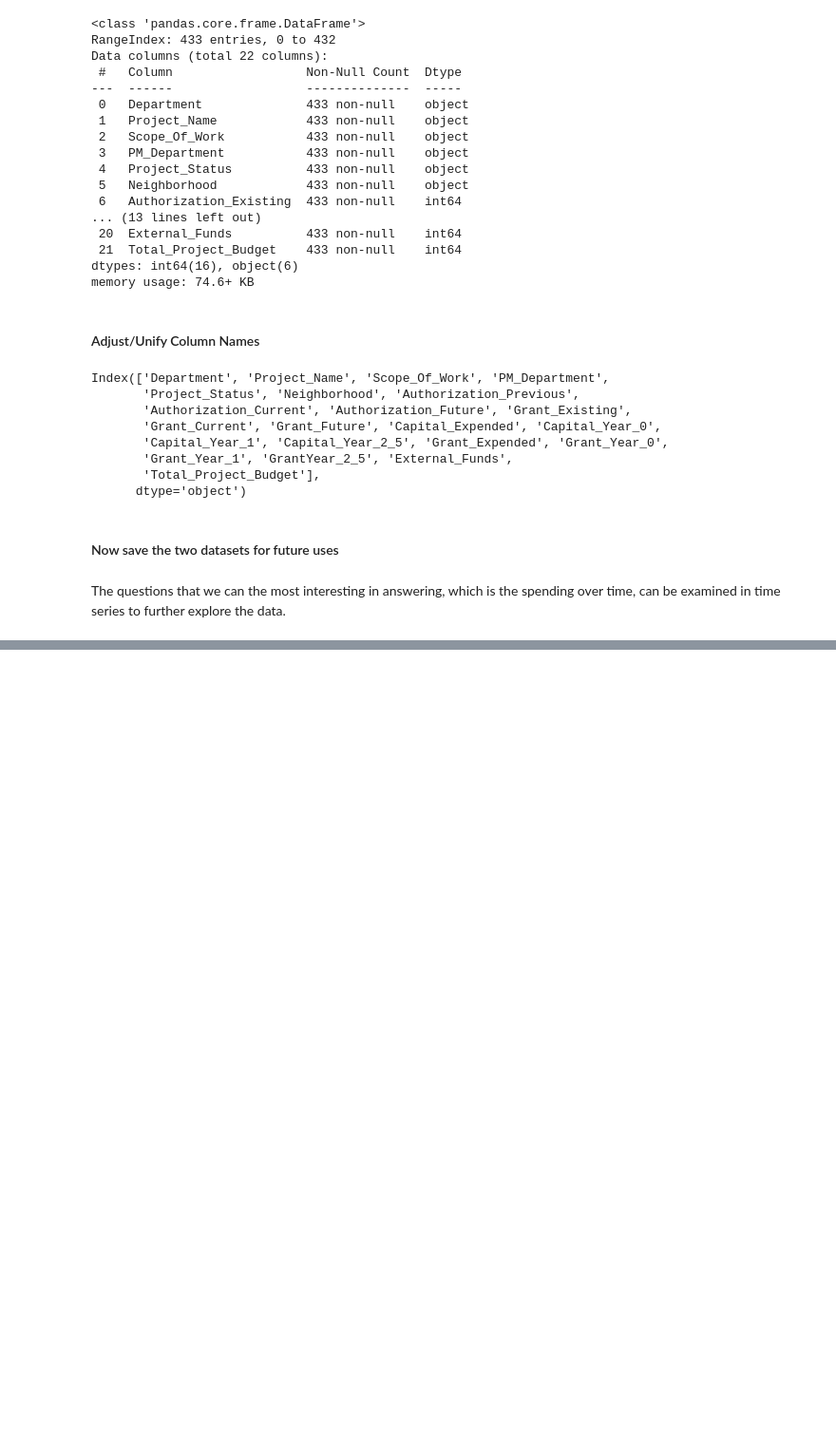
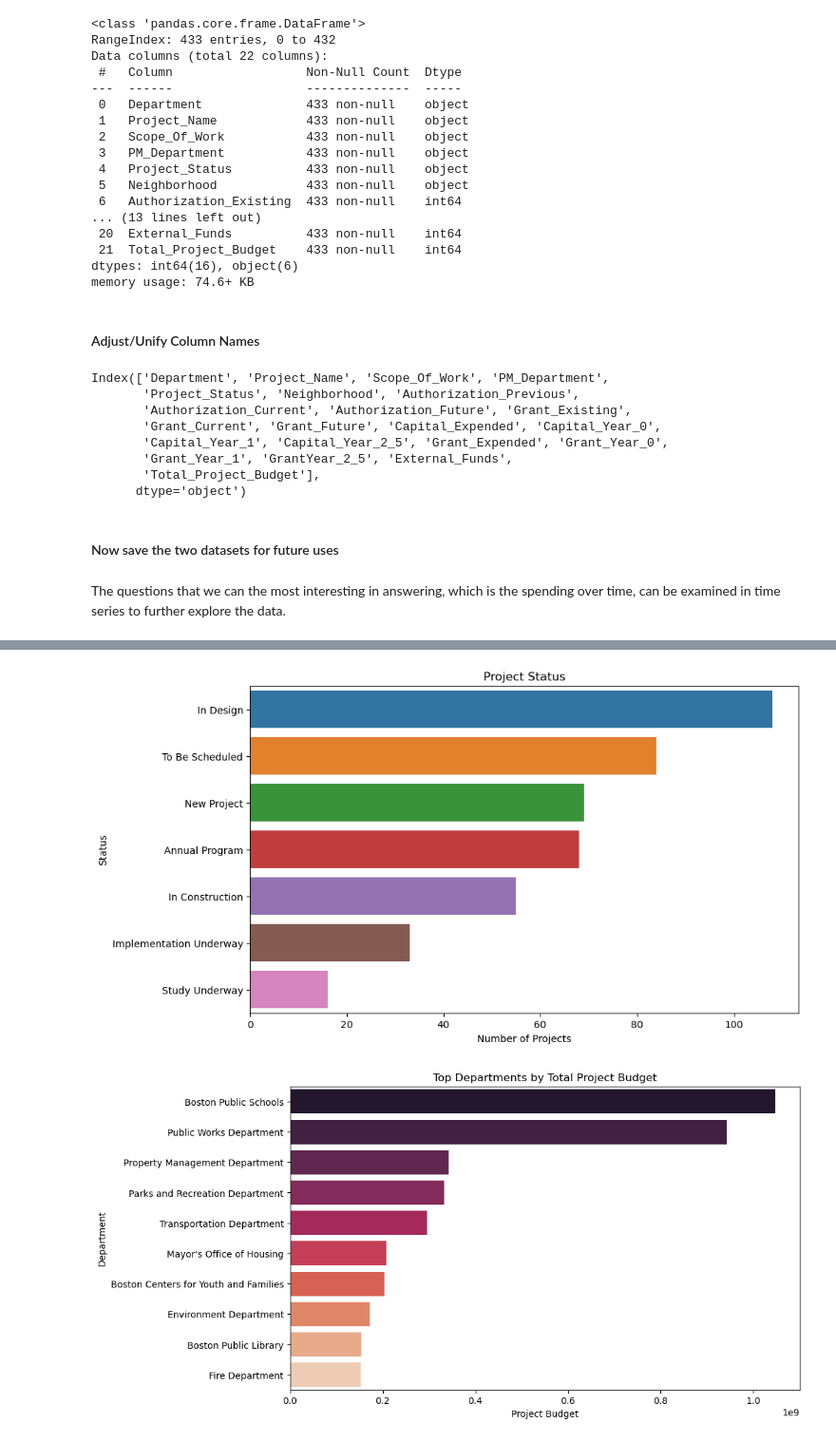
Before and after one commit to BU-Spark/ds-boston-city-budget, a Jupyter notebook: fa23-team-e/preliminary_analysis.ipynb, the cells around one changed output, grey strips where cells are left out. Shown: that part at 95% size. Cells and saved outputs as stored; diff of their text form; code cells hidden in the pictures; blank space fills up the shorter version.

```diff
--- a/fa23-team-e/preliminary_analysis.ipynb
+++ b/fa23-team-e/preliminary_analysis.ipynb
@@ -249,0 +279,26 @@ The questions that we can the most interesting in answering, which is the spendi
+# %%
+project_status = capital_budget_data['Project_Status'].value_counts()
+plt.figure(figsize=(10, 6))
+sns.barplot(x=project_status.values, y=project_status.index)
+plt.title('Project Status')
+plt.xlabel('Number of Projects')
+plt.ylabel('Status')
+plt.show()
+
+top_departments_budget = capital_budget_data.groupby('Department')['Total_Project_Budget'].sum().nlargest(10)
+plt.figure(figsize=(10, 6))
+sns.barplot(x=top_departments_budget.values, y=top_departments_budget.index, palette="rocket")
+plt.title('Top Departments by Total Project Budget')
+plt.xlabel('Project Budget')
+plt.ylabel('Department')
+plt.show()
+
+yearly_expenses = operating_budget_data[['FY21', 'FY22', 'FY23', 'FY24']].sum()
+plt.figure(figsize=(10, 6))
+sns.lineplot(x=yearly_expenses.index, y=yearly_expenses.values, marker='o')
+plt.xlabel('Fiscal Year')
+plt.ylabel('Total Expenses')
+plt.show()
+# %% [output]
+[figure, added]
+[figure, added]
```
Also changed, not shown: parts of 5 cells of this notebook, 3 other files.
